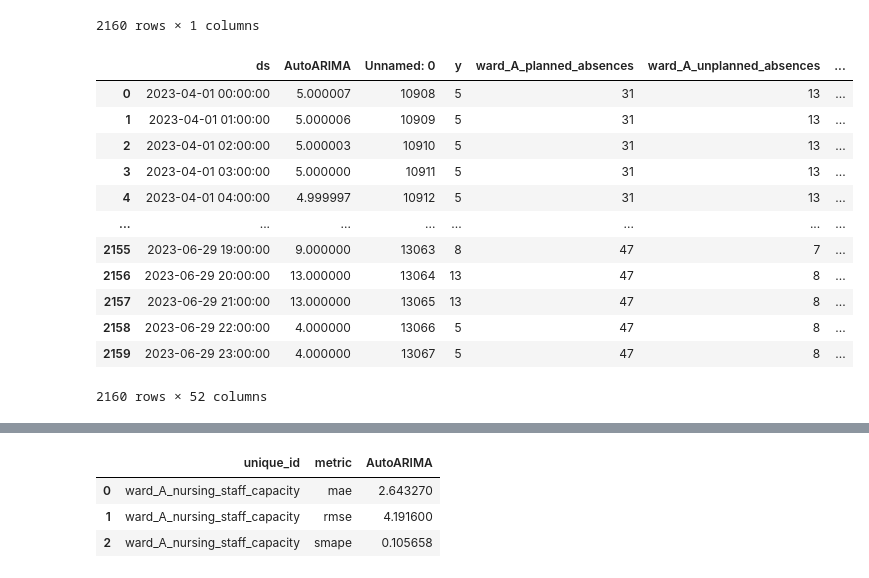
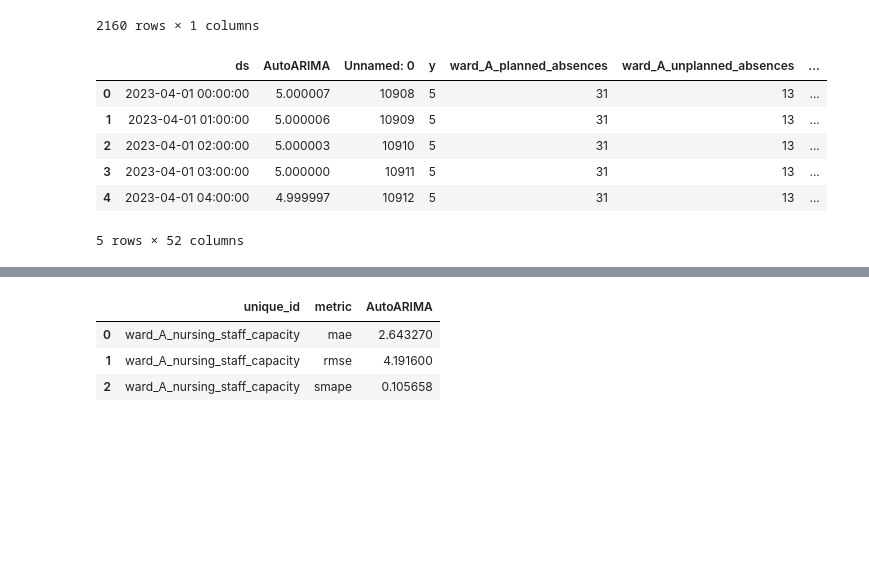
Before and after one commit to emilyS135/no-data-left-behind, a Jupyter notebook: notebooks/Arima.ipynb, the cells around one changed output, grey strips where cells are left out. Cells and saved outputs as stored; diff of their text form; code cells hidden in the pictures; blank space fills up the shorter version.

```diff
--- a/notebooks/Arima.ipynb
+++ b/notebooks/Arima.ipynb
@@ -283,14 +150,0 @@ evaluate(ts_df, metrics=list(metrics.values()), models=["AutoARIMA"])
-# %%
-from src.data import utils
-
-kwargs = {}
-val_start_date = "2023-02-01" # HPO
-test_start_date = "2023-04-01" # eval
-df_train, df_test = utils.split_train_test(Y_df, test_start_date)
-test_start_date = df_test.iloc[0]["ds"]
-kwargs["test_start"] = test_start_date
-print(f"train+val split shape: {df_train.shape}")
-print(f"test split start: {test_start_date}")
-print(
-    f"test split shape: {df_test.shape}, which is {len(df_test) / len(Y_df):.1%} of the total dataset."
-)
@@ -460,7 +280,18 @@ historical_forecasts output:
 2160 rows × 1 columns
 # %%
 def inv_transform(scaler, data: pd.DataFrame, col_name: str):
-    import numpy as np
+    """
+Inverse transfroms a column of a scaled dataset
+Args:
+- scaler: The scaler that was used to standardize the data.
+- data: The time series data containing the column to be inverse transformed.
+- col_name: The column to be inverse transformed.
+
+
+Returns:
+- The inverse transformed time series data
+
+    """
     dummy = pd.DataFrame(np.zeros((len(data), len(scaler.feature_names_in_))), columns=scaler.feature_names_in_, index=data.index)
     dummy[col_name] = data.values
     dummy = pd.DataFrame(scaler.inverse_transform(dummy), columns=scaler.feature_names_in_, index=data.index)
@@ -486,19 +319,13 @@ ts_df_inv
 # %%
 ts_df_inv = ts_df_inv.reset_index()
 ts_df_inv = ts_df_inv.rename(columns={"y": "AutoARIMA"})
 ts_df_inv = ts_df_inv.merge(df_test, how='left', on="ds")
-ts_df_inv
+ts_df_inv.head()
 # %% [output]
 |  | ds | AutoARIMA | Unnamed: 0 | y | ward_A_planned_absences | ward_A_unplanned_absences | ... |
 | 0 | 2023-04-01 00:00:00 | 5.000007 | 10908 | 5 | 31 | 13 | ... |
 | 1 | 2023-04-01 01:00:00 | 5.000006 | 10909 | 5 | 31 | 13 | ... |
 | 2 | 2023-04-01 02:00:00 | 5.000003 | 10910 | 5 | 31 | 13 | ... |
 | 3 | 2023-04-01 03:00:00 | 5.000000 | 10911 | 5 | 31 | 13 | ... |
 | 4 | 2023-04-01 04:00:00 | 4.999997 | 10912 | 5 | 31 | 13 | ... |
-| ... | ... | ... | ... | ... | ... | ... | ... |
-| 2155 | 2023-06-29 19:00:00 | 9.000000 | 13063 | 8 | 47 | 7 | ... |
-| 2156 | 2023-06-29 20:00:00 | 13.000000 | 13064 | 13 | 47 | 8 | ... |
-| 2157 | 2023-06-29 21:00:00 | 13.000000 | 13065 | 13 | 47 | 8 | ... |
-| 2158 | 2023-06-29 22:00:00 | 4.000000 | 13066 | 5 | 47 | 8 | ... |
-| 2159 | 2023-06-29 23:00:00 | 4.000000 | 13067 | 5 | 47 | 8 | ... |
-2160 rows × 52 columns
+5 rows × 52 columns
```
Also changed, not shown: parts of 28 cells of this notebook.
